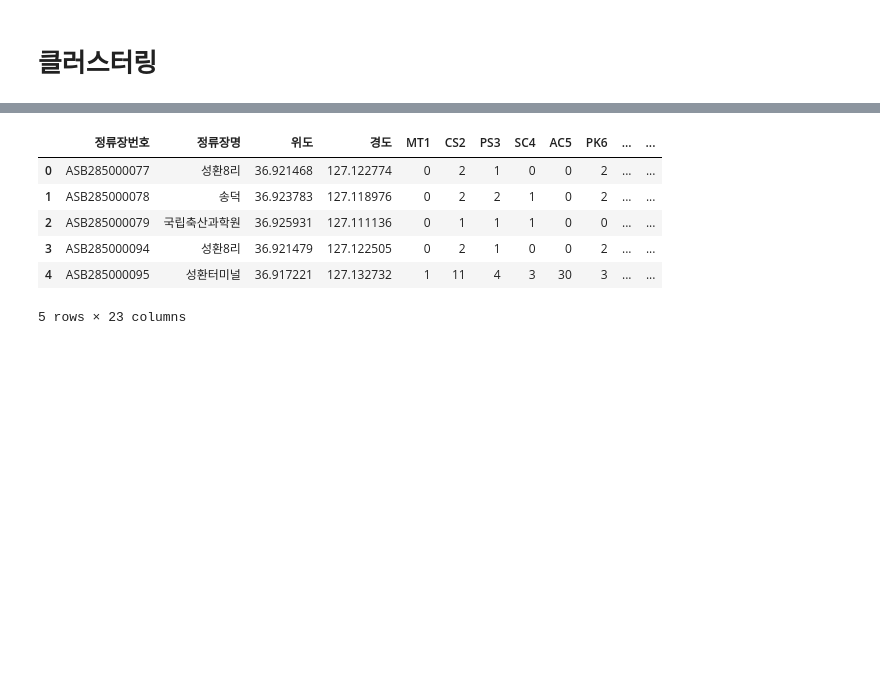
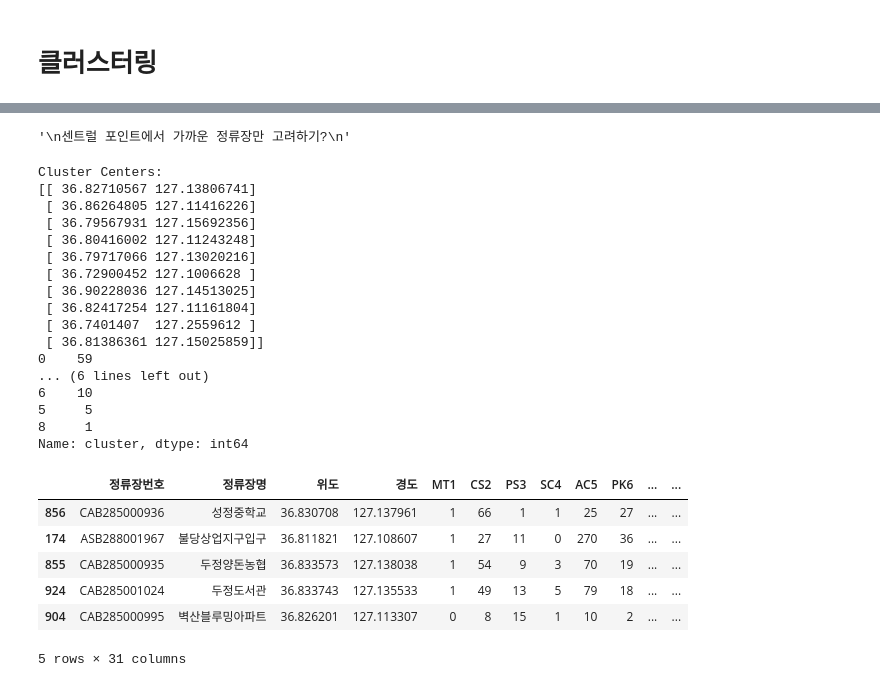
Before and after one commit to LGHelloVisionProj/Data_Visualization, a Jupyter notebook: 천안시_CodeDir/시도Try.ipynb, the cells around one changed output, grey strips where cells are left out. Cells and saved outputs as stored; diff of their text form; code cells hidden in the pictures; blank space fills up the shorter version.

```diff
--- a/천안시_CodeDir/시도Try.ipynb
+++ b/천안시_CodeDir/시도Try.ipynb
@@ -23,3 +67,8 @@ data
 | 2312 | GGB285500020 | 천안종합터미널 | 36.819833 | 127.155733 | 2 | 34 | 16 | 0 | 115 | 22 | ... | ... |
 | 2313 | GGB285500030 | 천안종합터미널 | 36.819800 | 127.155600 | 2 | 34 | 16 | 0 | 115 | 22 | ... | ... |
 2314 rows × 22 columns
+# %%
+outer = pd.read_pickle('/Users/iseunghyeon/Desktop/프로젝트/data/천안시_proj_data/버스정류장/Bus_Main0823.pickle')
+cols = ['정류장번호'] + list(outer.columns[outer.columns.get_loc('공원거리구분_A'):])
+outer_cp = outer[cols].copy()
+outer_cp
@@ -25,0 +89,19 @@ data
+# %%
+merge1 = pd.merge(bus_station,outer_cp,on='정류장번호',how='left')
+len(data)==len(merge1)
+merge1
+
+target_list = list(merge1.columns[merge1.columns.get_loc('MT1'):merge1.columns.get_loc('PM9')+1])
+target_list
+merge1['sum']=merge1[target_list].sum(axis=1)
+merge1
+
+score_df = merge1.copy()
+# score 칼럼 구하기
+score_df['score'] = score_df['sum'].astype('int') + (score_df['공원거리구분_A']*2 + score_df['공원거리구분_B']) + (score_df['CH거리구분_A'] *2 + score_df['CH거리구분_B']) + (score_df['하천거리구분_A'] *2 + score_df['하천거리구분_B'])
+# score_df[['주변시설의총합','score']]
+sorted_score_df = score_df.sort_values(by='score',ascending=False)
+sorted_score_df
+
+# sorted_score_df =score_df[['정류장번호','정류장명','위도','경도','도로명주소','시','구','읍/면/동','리','score']].sort_values(by='score',ascending=False)
+# sorted_score_df
@@ -25,0 +167,6 @@ data
+# %%
+# 겹쳐져 있는 버스정류장 (하나가 선택되었다면, 맞은 편의 버스정류장도 선택되기 때문에 (이름이 같으니)) 정류장명 중복 삭제
+unique_sorted_score_df = sorted_score_df.drop_duplicates(subset='정류장명')
+# %%
+cutted_sorted_score_df = unique_sorted_score_df.head(300)
+cutted_sorted_score_df
@@ -28,8 +189,9 @@ data
 # %%
 from sklearn.cluster import KMeans
 
+data = cutted_sorted_score_df.copy()
 coordinates = data[['위도', '경도']]
-num_clusters = 20 # You can change this number
+num_clusters = 10 # You can change this number
 kmeans = KMeans(n_clusters=num_clusters)
 
 # Fit the model to the coordinates
@@ -45,6 +207,7 @@ data['cluster'] = kmeans.labels_
 '''
 print("Cluster Centers:")
 print(kmeans.cluster_centers_)
+print(data['cluster'].value_counts())
 
 # Print the first few rows of the DataFrame with the cluster labels
 data.head()
@@ -69,7 +216,25 @@ Cluster Centers:
+'\n센트럴 포인트에서 가까운 정류장만 고려하기?\n'
+Cluster Centers:
+[[ 36.82710567 127.13806741]
+ [ 36.86264805 127.11416226]
+ [ 36.79567931 127.15692356]
+ [ 36.80416002 127.11243248]
+ [ 36.79717066 127.13020216]
+ [ 36.72900452 127.1006628 ]
+ [ 36.90228036 127.14513025]
+ [ 36.82417254 127.11161804]
+ [ 36.7401407  127.2559612 ]
+ [ 36.81386361 127.15025859]]
+0    59
+... (6 lines left out)
+6    10
+5     5
+8     1
+Name: cluster, dtype: int64
 |  | 정류장번호 | 정류장명 | 위도 | 경도 | MT1 | CS2 | PS3 | SC4 | AC5 | PK6 | ... | ... |
-| 0 | ASB285000077 | 성환8리 | 36.921468 | 127.122774 | 0 | 2 | 1 | 0 | 0 | 2 | ... | ... |
-| 1 | ASB285000078 | 송덕 | 36.923783 | 127.118976 | 0 | 2 | 2 | 1 | 0 | 2 | ... | ... |
-| 2 | ASB285000079 | 국립축산과학원 | 36.925931 | 127.111136 | 0 | 1 | 1 | 1 | 0 | 0 | ... | ... |
-| 3 | ASB285000094 | 성환8리 | 36.921479 | 127.122505 | 0 | 2 | 1 | 0 | 0 | 2 | ... | ... |
-| 4 | ASB285000095 | 성환터미널 | 36.917221 | 127.132732 | 1 | 11 | 4 | 3 | 30 | 3 | ... | ... |
+| 856 | CAB285000936 | 성정중학교 | 36.830708 | 127.137961 | 1 | 66 | 1 | 1 | 25 | 27 | ... | ... |
+| 174 | ASB288001967 | 불당상업지구입구 | 36.811821 | 127.108607 | 1 | 27 | 11 | 0 | 270 | 36 | ... | ... |
+| 855 | CAB285000935 | 두정양돈농협 | 36.833573 | 127.138038 | 1 | 54 | 9 | 3 | 70 | 19 | ... | ... |
+| 924 | CAB285001024 | 두정도서관 | 36.833743 | 127.135533 | 1 | 49 | 13 | 5 | 79 | 18 | ... | ... |
+| 904 | CAB285000995 | 벽산블루밍아파트 | 36.826201 | 127.113307 | 0 | 8 | 15 | 1 | 10 | 2 | ... | ... |
-5 rows × 23 columns
+5 rows × 31 columns
```
Also changed, not shown: parts of 21 cells of this notebook, 1 other file.
